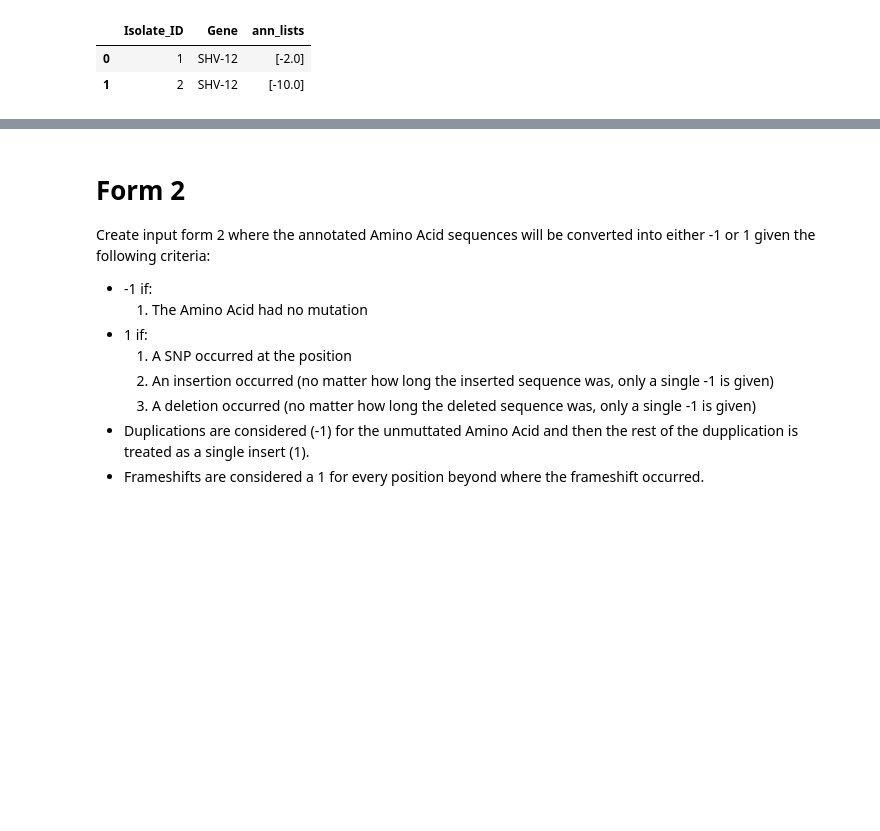
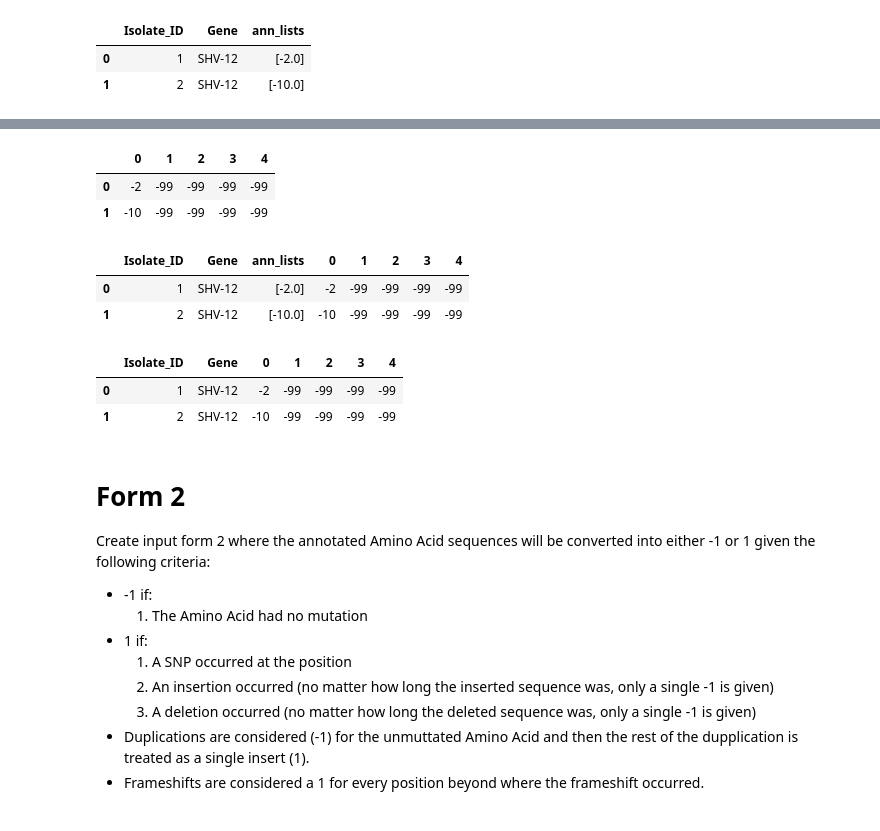
Before and after one commit to 14corman/mic-pred-feat-select, a Jupyter notebook: notebooks/data_processing.ipynb, the cells around one changed output, grey strips where cells are left out. Drawn from its saved outputs; the diff is of its cells as text; code cells hidden in the pictures; blank space fills up the shorter version.

```diff
--- a/notebooks/data_processing.ipynb
+++ b/notebooks/data_processing.ipynb
@@ -150,0 +161,18 @@ pd.read_csv('form_1.csv').head()
+# %%
+# You would want to change 5 to be the length of the gene sequence or something else.
+new_lists = pd.DataFrame(pad_sequences(ann_df["ann_lists"], padding='post', maxlen=5, value=-99, truncating='post'))
+# %%
+new_lists.head()
+# %% [output]
+|  | 0 | 1 | 2 | 3 | 4 |
+| 0 | -2 | -99 | -99 | -99 | -99 |
+| 1 | -10 | -99 | -99 | -99 | -99 |
+# %%
+# Concatenate old and new dataframe so that rows match up.
+ann_df = pd.concat([ann_df, new_lists], axis=1)
+# %%
+ann_df.head()
+# %% [output]
+|  | Isolate_ID | Gene | ann_lists | 0 | 1 | 2 | 3 | 4 |
+| 0 | 1 | SHV-12 | [-2.0] | -2 | -99 | -99 | -99 | -99 |
+| 1 | 2 | SHV-12 | [-10.0] | -10 | -99 | -99 | -99 | -99 |
@@ -150,0 +182,6 @@ pd.read_csv('form_1.csv').head()
+# %%
+ann_df.head()
+# %% [output]
+|  | Isolate_ID | Gene | 0 | 1 | 2 | 3 | 4 |
+| 0 | 1 | SHV-12 | -2 | -99 | -99 | -99 | -99 |
+| 1 | 2 | SHV-12 | -10 | -99 | -99 | -99 | -99 |
```
Also changed, not shown: parts of 17 cells of this notebook, 8 other files.
